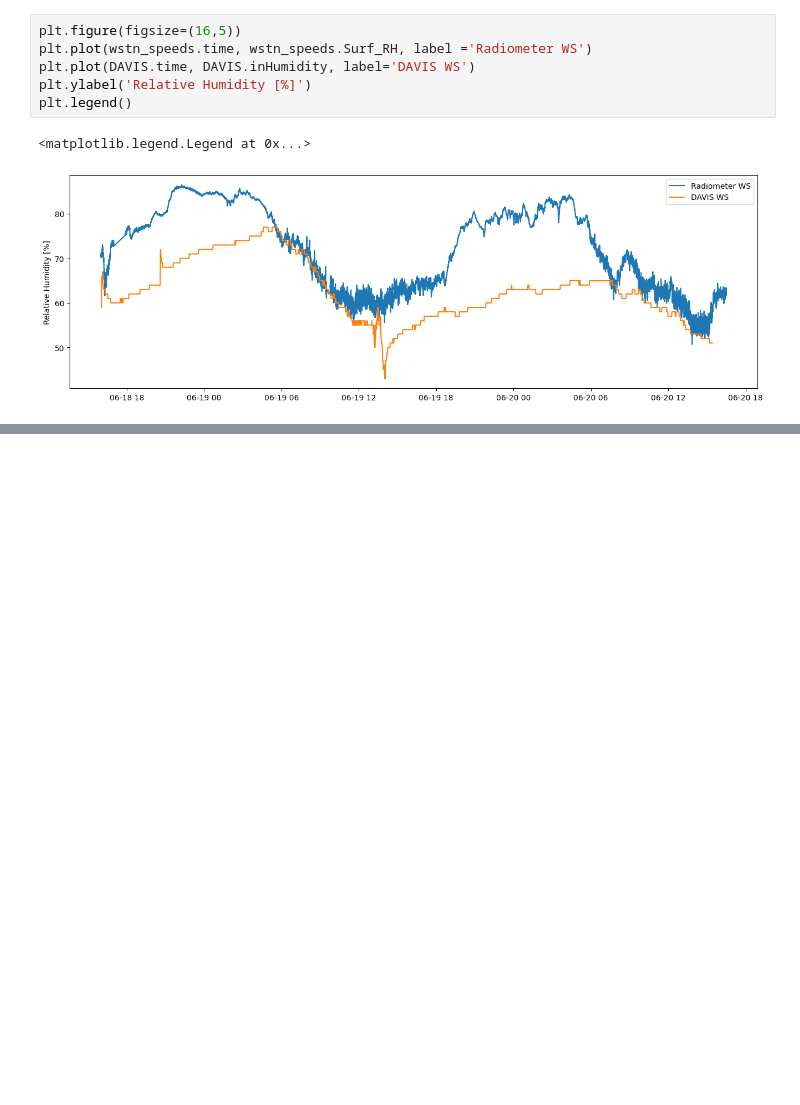
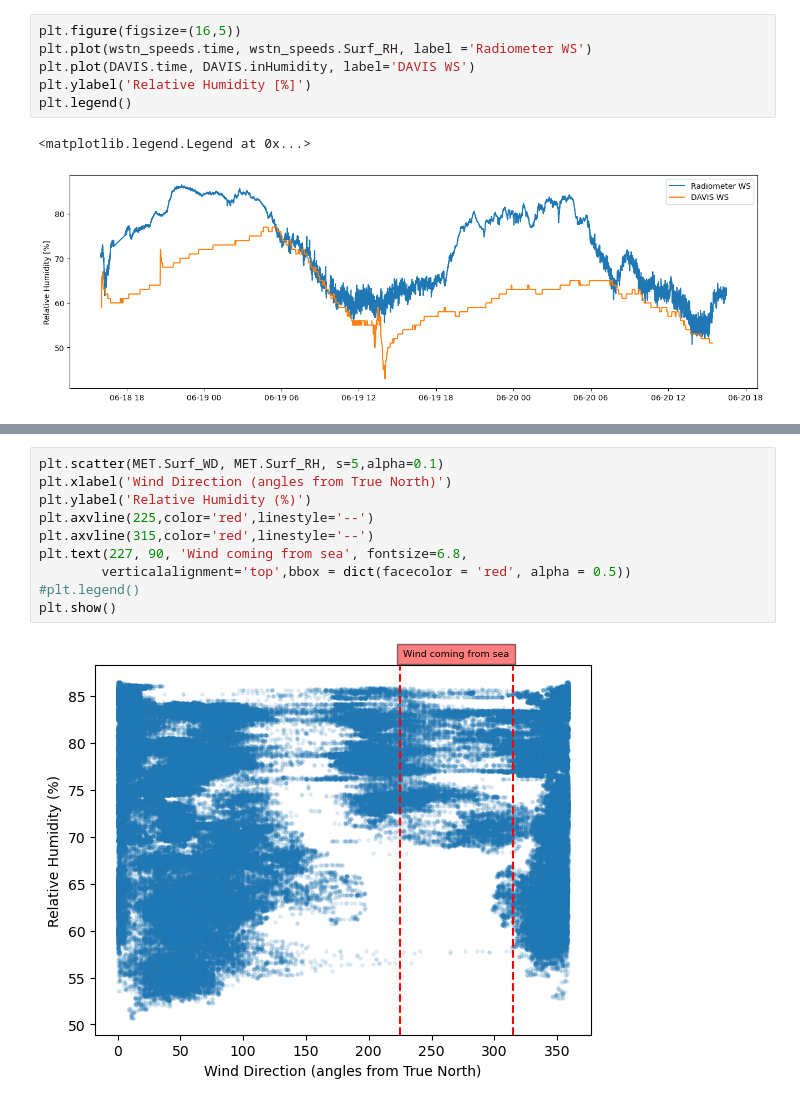
Before and after one commit to nefelita/Fieldwork, a Jupyter notebook: Nef.ipynb, the cells around one changed output, grey strips where cells are left out. Drawn from its saved outputs; the diff is of its cells as text; blank space fills up the shorter version.

```diff
--- a/Nef.ipynb
+++ b/Nef.ipynb
@@ -488,0 +504,12 @@ plt.legend()
+# %%
+plt.scatter(MET.Surf_WD, MET.Surf_RH, s=5,alpha=0.1)
+plt.xlabel('Wind Direction (angles from True North)')
+plt.ylabel('Relative Humidity (%)')
+plt.axvline(225,color='red',linestyle='--')
+plt.axvline(315,color='red',linestyle='--')
+plt.text(227, 90, 'Wind coming from sea', fontsize=6.8,
+        verticalalignment='top',bbox = dict(facecolor = 'red', alpha = 0.5))
+#plt.legend()
+plt.show()
+# %% [output]
+[figure, added]
```
Also changed, not shown: parts of 2 cells of this notebook.
